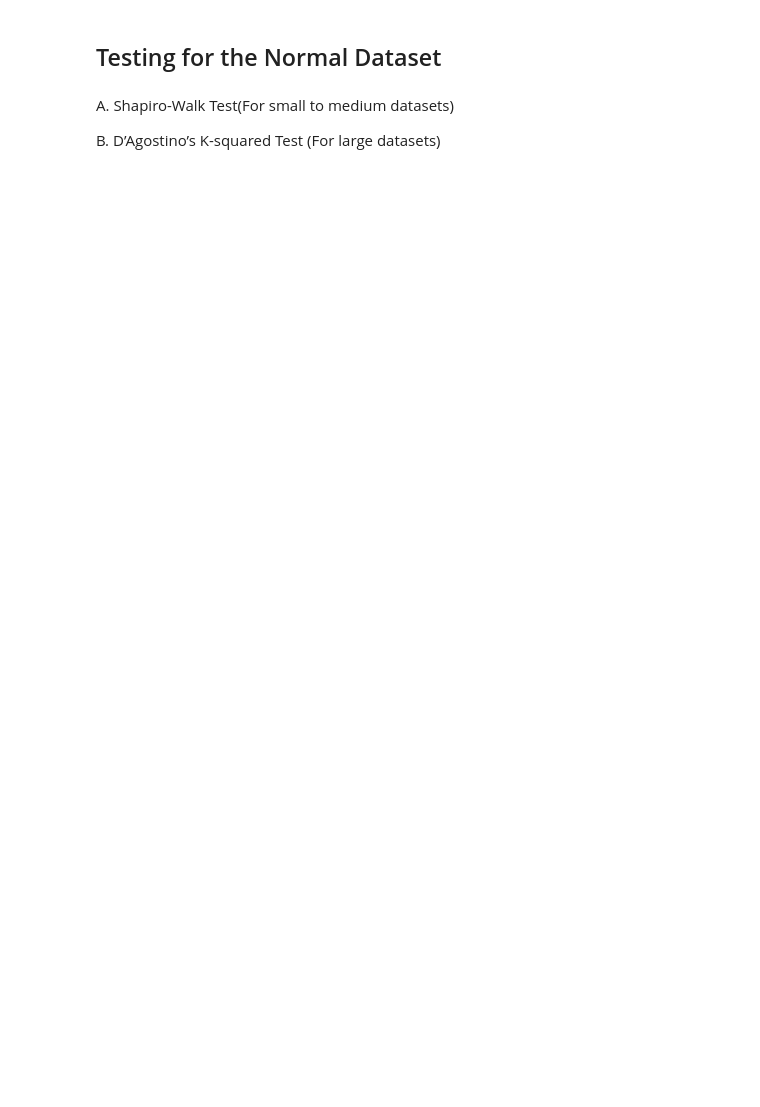
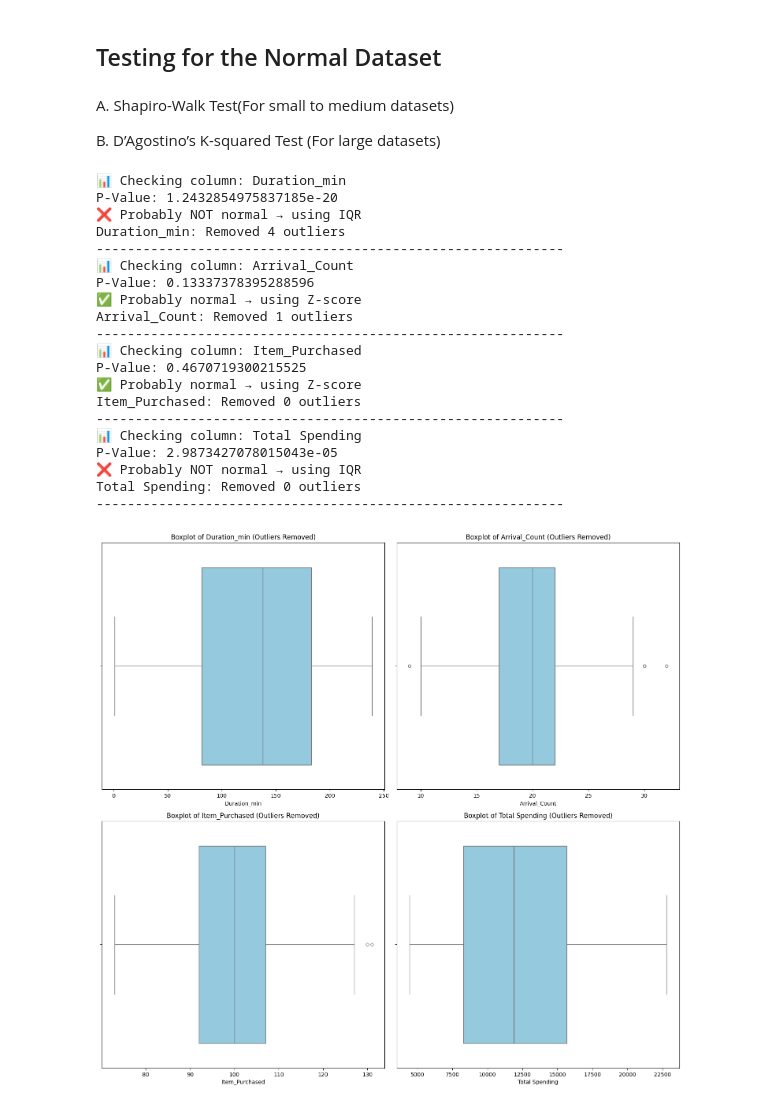
Before and after one commit to SauhardSHukla/Real-estate-housing-price, a Jupyter notebook: JypterNoteBook/Sampling_Techniques/Step_to_check_Normal_distribution.ipynb, the cells around one changed output. Saved outputs shown, nothing was run; the diff lists cells and outputs as text; code cells hidden in the pictures; blank space fills up the shorter version.

```diff
--- a/JypterNoteBook/Sampling_Techniques/Step_to_check_Normal_distribution.ipynb
+++ b/JypterNoteBook/Sampling_Techniques/Step_to_check_Normal_distribution.ipynb
@@ -15,7 +15,7 @@ import seaborn as sns
 import matplotlib.pyplot as plt
 
 for col in column_number:
-  if col not in ['CustomerID','Age','Hour']:
+  if col  in ['Duration_min','Arrival_Count','Item_Purchased','Total Spending']:
     sns.histplot(df[col],kde=True)
     plt.title('Histrogram of your column')
     plt.show()
@@ -34,7 +32,7 @@ import scipy.stats as stats
 import matplotlib.pyplot as plt
 
 for col in column_number:
-  if col not in ['CustomerID','Age','Hour']:
+  if col  in ['Duration_min','Arrival_Count','Item_Purchased','Total Spending']:
     stats.probplot(df[col],dist='norm',plot=plt)
     plt.title('Q-Q plot')
     print(f'{col} Visualization')
@@ -65,7 +57,7 @@ Total Spending Visualization
 ### A. Skewness and kurtosis
 # %%
 for col in column_number:
-    if col not in ['CustomerID','Age','Hour']:
+    if col  in ['Duration_min','Arrival_Count','Item_Purchased','Total Spending']:
       print(f'checking :{col} ')
       print("Skewness:", df[col].skew())
       print("Kurtosis:", df[col].kurt())
@@ -126,0 +129,25 @@ def auto_outlier_detection(df, column_number):
+# %%
+numeric_cols = ['Duration_min','Arrival_Count','Item_Purchased','Total Spending']
+df_cleaned = process_outliers_and_plot(df, numeric_cols)
+# %% [output]
+📊 Checking column: Duration_min
+P-Value: 1.2432854975837185e-20
+❌ Probably NOT normal → using IQR
+Duration_min: Removed 4 outliers
+------------------------------------------------------------
+📊 Checking column: Arrival_Count
+P-Value: 0.13337378395288596
+✅ Probably normal → using Z-score
+Arrival_Count: Removed 1 outliers
+------------------------------------------------------------
+📊 Checking column: Item_Purchased
+P-Value: 0.4670719300215525
+✅ Probably normal → using Z-score
+Item_Purchased: Removed 0 outliers
+------------------------------------------------------------
+📊 Checking column: Total Spending
+P-Value: 2.9873427078015043e-05
+❌ Probably NOT normal → using IQR
+Total Spending: Removed 0 outliers
+------------------------------------------------------------
+[figure, added]
```
Also changed, not shown: parts of 4 cells of this notebook, 3 other files.
